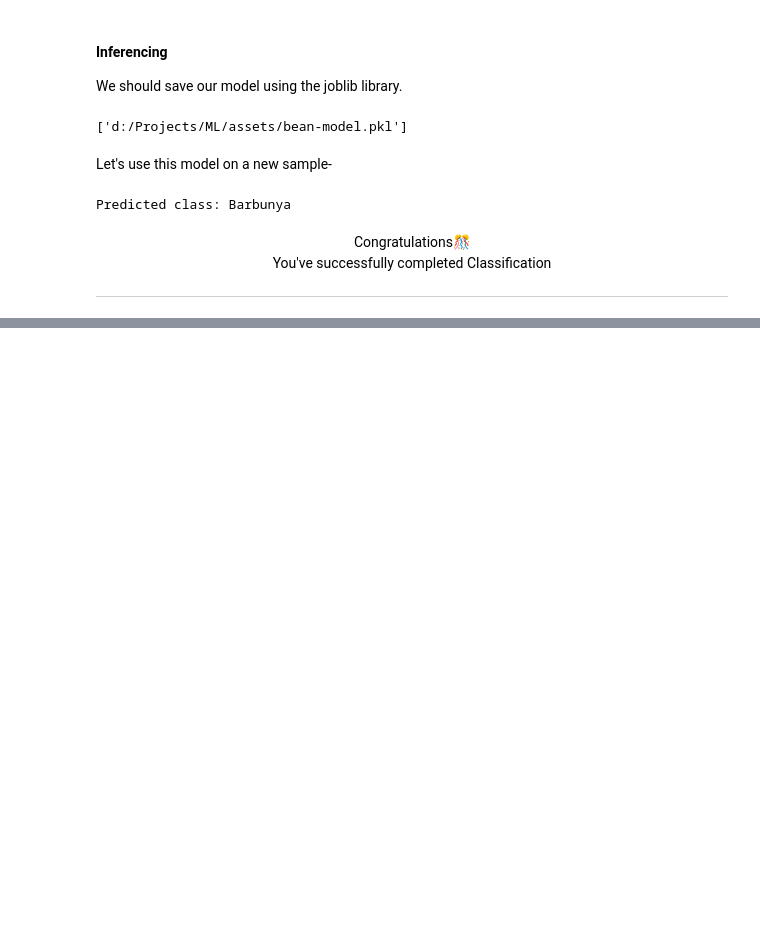
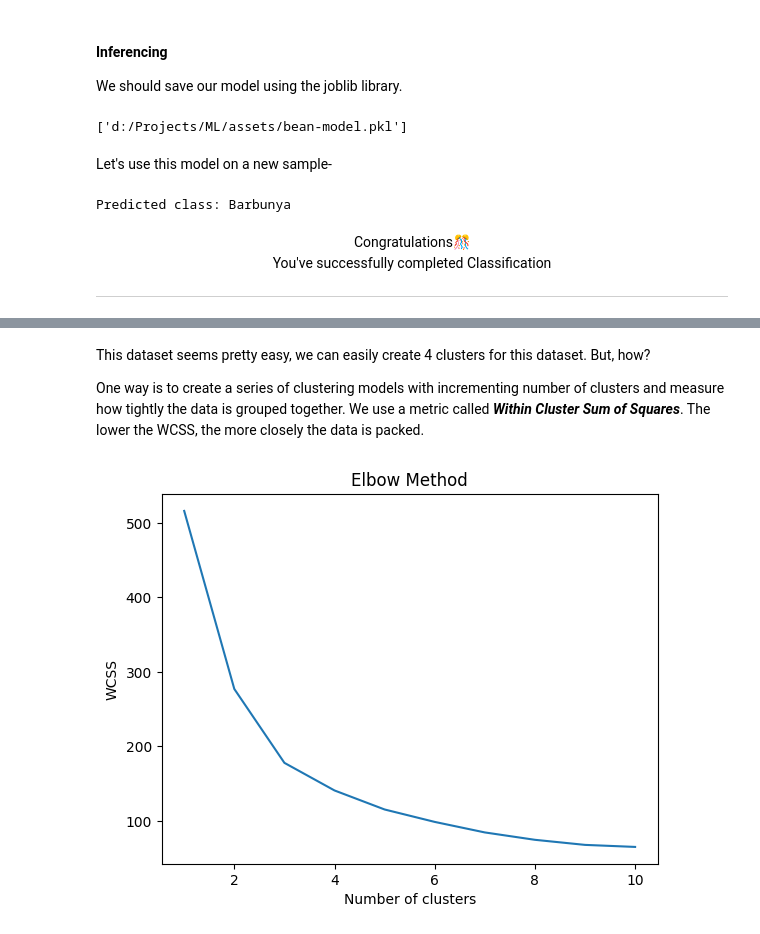
Before and after one commit to Chitransh-coder/ML, a Jupyter notebook: ML Notes.ipynb, the cells around one changed output, grey strips where cells are left out. Saved outputs shown, nothing was run; the diff lists cells and outputs as text; code cells hidden in the pictures; blank space fills up the shorter version.

```diff
--- a/ML Notes.ipynb
+++ b/ML Notes.ipynb
@@ -1735,0 +1768,20 @@ You've successfully completed Classification</center>
+# %% [markdown]
+This dataset seems pretty easy, we can easily create 4 clusters for this dataset. But, how?
+
+One way is to create a series of clustering models with incrementing number of clusters and measure how tightly the data is grouped together. We use a metric called ***Within Cluster Sum of Squares***. The lower the WCSS, the more closely the data is packed.
+# %%
+from sklearn.cluster import KMeans
+import matplotlib.pyplot as mp
+
+wcss = []
+for i in range(1,11):
+    kmeans = KMeans(n_clusters=i, init='k-means++',random_state=42)
+    kmeans.fit(sf)
+    wcss.append(kmeans.inertia_)
+mp.plot(range(1,11),wcss)
+mp.title('Elbow Method')
+mp.xlabel('Number of clusters')
+mp.ylabel('WCSS')
+mp.show()
+# %% [output]
+[figure, added]
```
Also changed, not shown: parts of 13 cells of this notebook, 2 other files.
